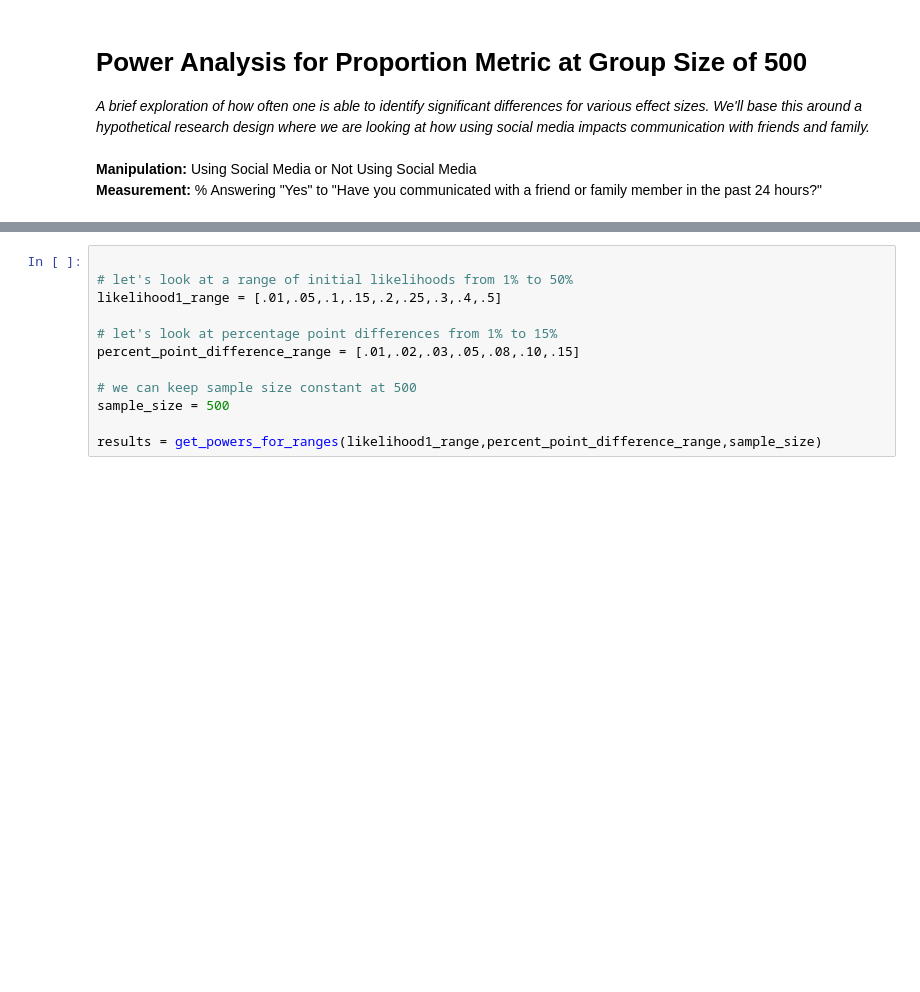
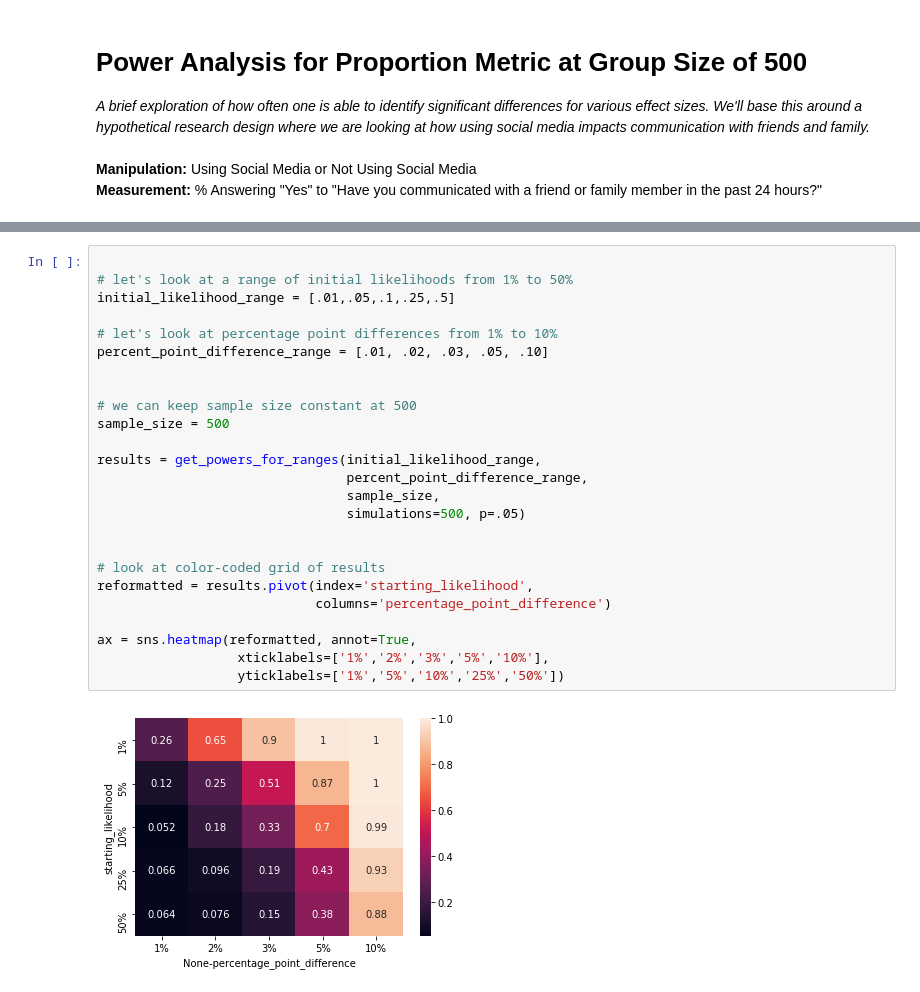
Before and after one commit to HarryBrisson/power-analysis, a Jupyter notebook: 500-respondents-power-analysis.ipynb, the cells around one changed output, grey strips where cells are left out. Drawn from its saved outputs; the diff is of its cells as text; blank space fills up the shorter version.

```diff
--- a/500-respondents-power-analysis.ipynb
+++ b/500-respondents-power-analysis.ipynb
@@ -83,12 +187,27 @@ def get_powers_for_ranges(initial_likelihood_range,percentage_point_difference_r
 # %%
 
 # let's look at a range of initial likelihoods from 1% to 50%
-likelihood1_range = [.01,.05,.1,.15,.2,.25,.3,.4,.5]
+initial_likelihood_range = [.01,.05,.1,.25,.5]
 
-# let's look at percentage point differences from 1% to 15%
-percent_point_difference_range = [.01,.02,.03,.05,.08,.10,.15]
+# let's look at percentage point differences from 1% to 10%
+percent_point_difference_range = [.01, .02, .03, .05, .10]
+
 
 # we can keep sample size constant at 500
 sample_size = 500
 
-results = get_powers_for_ranges(likelihood1_range,percent_point_difference_range,sample_size)
+results = get_powers_for_ranges(initial_likelihood_range,
+                                percent_point_difference_range,
+                                sample_size,
+                                simulations=500, p=.05)
+
+
+# look at color-coded grid of results
+reformatted = results.pivot(index='starting_likelihood',
+                            columns='percentage_point_difference')
+
+ax = sns.heatmap(reformatted, annot=True,
+                  xticklabels=['1%','2%','3%','5%','10%'],
+                  yticklabels=['1%','5%','10%','25%','50%'])
+# %% [output]
+[figure, added]
```
Also changed, not shown: parts of 16 cells of this notebook.
